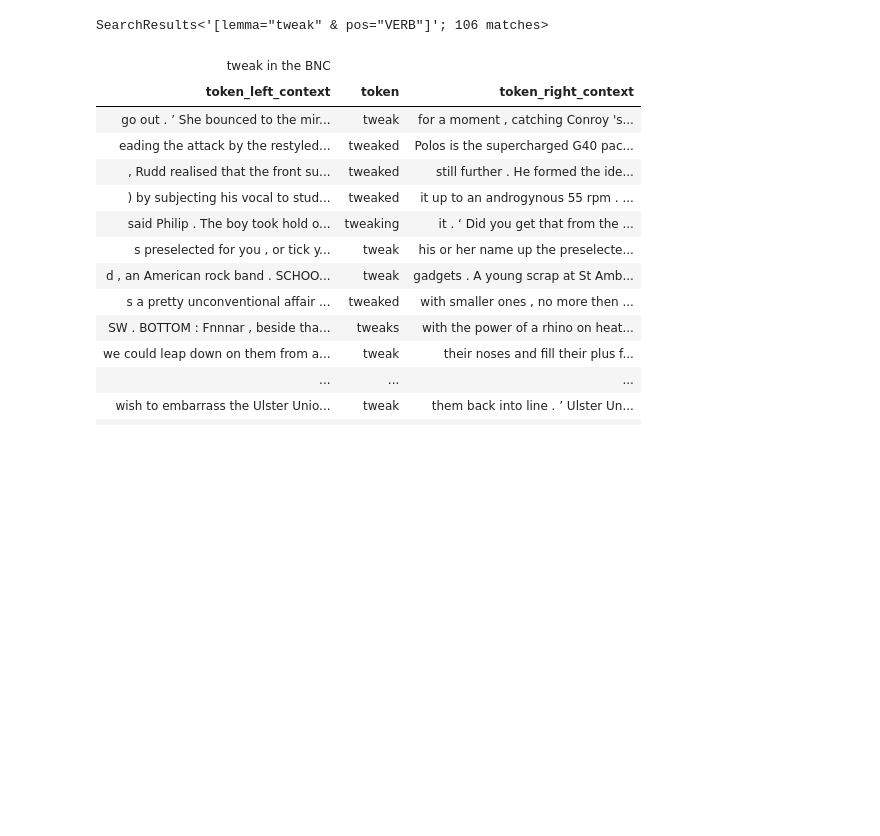
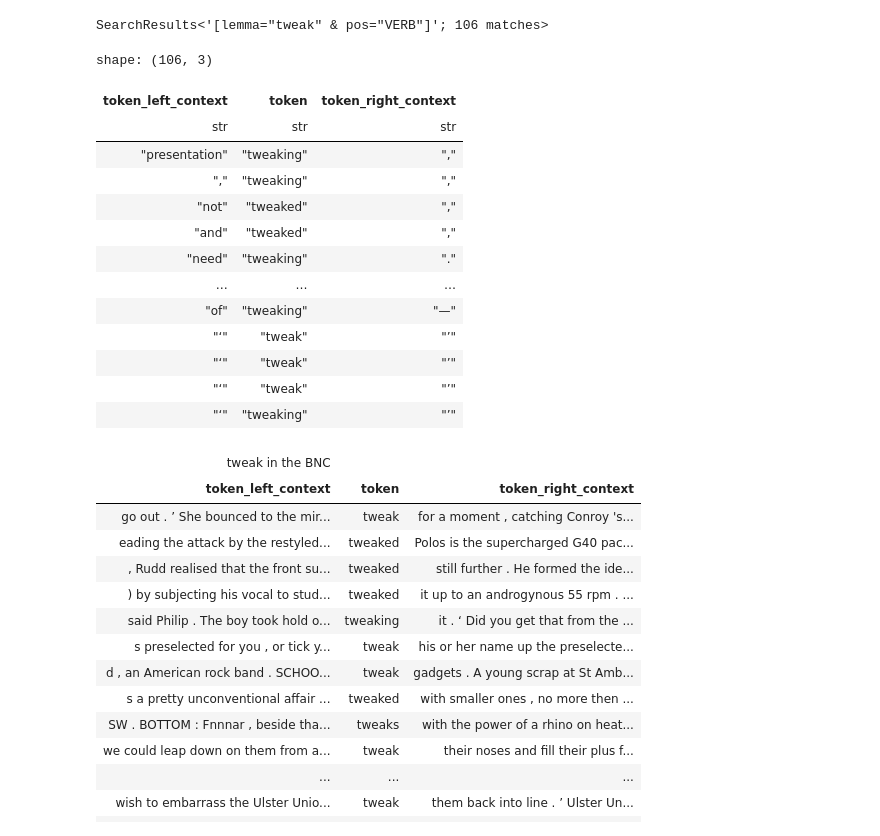
Before and after one commit to rmalouf/polars_corpus, a Jupyter notebook: examples/concordance.ipynb, the cells around one changed output. Saved outputs shown, nothing was run; the diff lists cells and outputs as text; code cells hidden in the pictures; blank space fills up the shorter version.

```diff
--- a/examples/concordance.ipynb
+++ b/examples/concordance.ipynb
@@ -40,5 +40,22 @@ verbs = plc.search(bnc, '[lemma="tweak" & pos="VERB"]')
 verbs
 # %% [output]
 SearchResults<'[lemma="tweak" & pos="VERB"]'; 106 matches>
+# %%
+verbs.concordance("token", window=1).explode(cs.all()).sort(by="token_right_context")
+# %% [output]
+shape: (106, 3)
+| token_left_context | token | token_right_context |
+| str | str | str |
+| "presentation" | "tweaking" | "," |
+| "," | "tweaking" | "," |
+| "not" | "tweaked" | "," |
+| "and" | "tweaked" | "," |
+| "need" | "tweaking" | "." |
+| … | … | … |
+| "of" | "tweaking" | "—" |
+| "‘" | "tweak" | "’" |
+| "‘" | "tweak" | "’" |
+| "‘" | "tweak" | "’" |
+| "‘" | "tweaking" | "’" |
 # %%
 tbl = (
```
Also changed, not shown: parts of 3 cells of this notebook, 7 other files.
